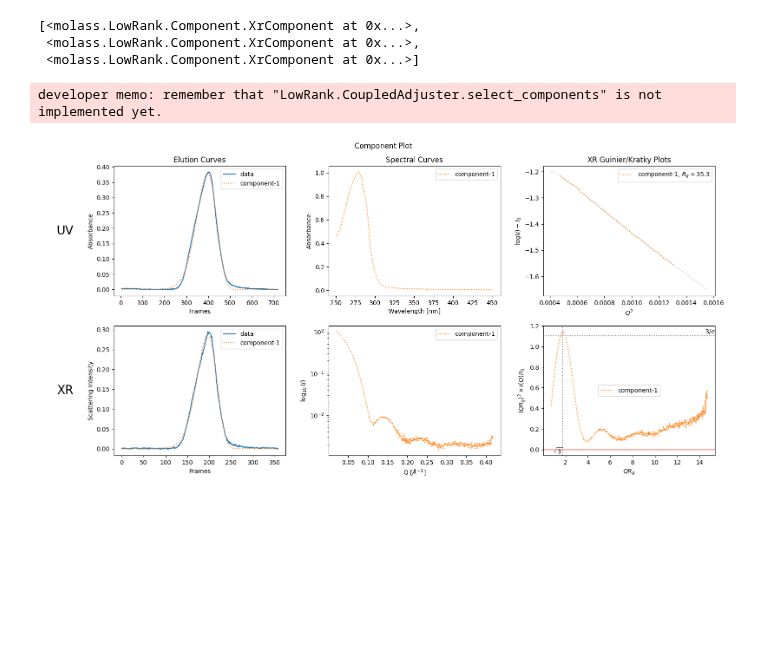
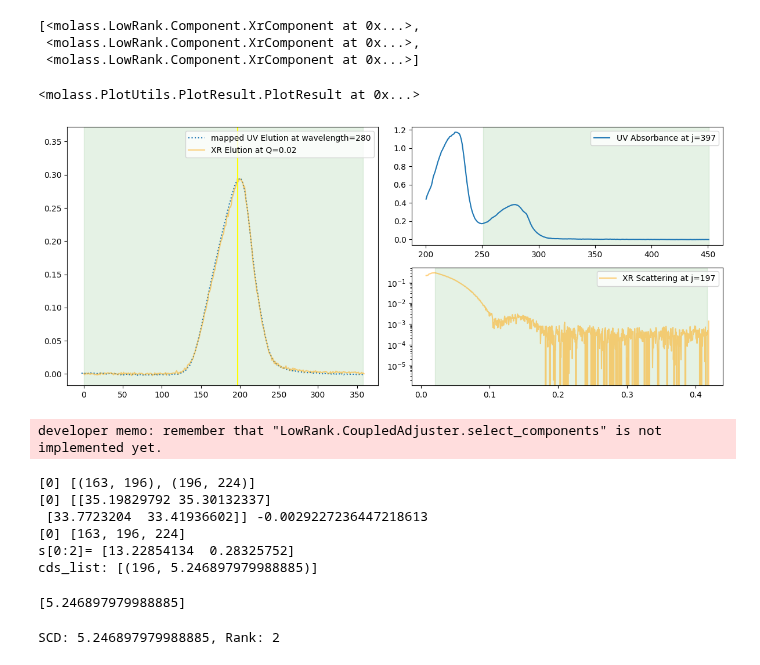
Before and after one commit to nshimizu0721/molass-tutorial, a Jupyter notebook: chapters/06/rank_estimation.ipynb, the cells around one changed output. Saved outputs shown, nothing was run; the diff lists cells and outputs as text; code cells hidden in the pictures; blank space fills up the shorter version.

```diff
--- a/chapters/06/rank_estimation.ipynb
+++ b/chapters/06/rank_estimation.ipynb
@@ -65,17 +66,28 @@ decomposition.get_xr_components()
  <molass.LowRank.Component.XrComponent at 0x...>,
  <molass.LowRank.Component.XrComponent at 0x...>]
 # %%
-import os
-from molass.Local import get_local_settings
-local_settings = get_local_settings()
-DATA_ROOT_FOLDER = local_settings['DATA_ROOT_FOLDER']
-GI_DATA = os.path.join(DATA_ROOT_FOLDER, '20180526', 'GI')
-ssd2 = SSD(GI_DATA )
-trimmed_ssd2 = ssd2.trimmed_copy()
-corrected_ssd2 = trimmed_ssd2.corrected_copy()
+from molass_data import SAMPLE3
+ssd3 = SSD(SAMPLE3)
+ssd3.plot_compact()
+# %% [output]
+<molass.PlotUtils.PlotResult.PlotResult at 0x...>
+[figure, added]
 # %%
-decomposition22 = corrected_ssd2.quick_decomposition()
-plot4 = decomposition22.plot_components()
+decomposition3 = ssd3.quick_decomposition()
+scds = decomposition3.compute_scds()
+scds
 # %% [output]
 developer memo: remember that "LowRank.CoupledAdjuster.select_components" is not implemented yet.
-[figure, removed]
+[0] [(163, 196), (196, 224)]
+[0] [[35.19829792 35.30132337]
+ [33.7723204  33.41936602]] -0.0029227236447218613
+[0] [163, 196, 224]
+s[0:2]= [13.22854134  0.28325752]
+cds_list: [(196, 5.246897979988885)]
+[5.246897979988885]
+# %%
+ranks = [scd_to_rank(scd) for scd in scds]
+for scd, rank in zip(scds, ranks):
+    print(f"SCD: {scd}, Rank: {rank}")
+# %% [output]
+SCD: 5.246897979988885, Rank: 2
```
Also changed, not shown: parts of 5 cells of this notebook, 1 other file.
